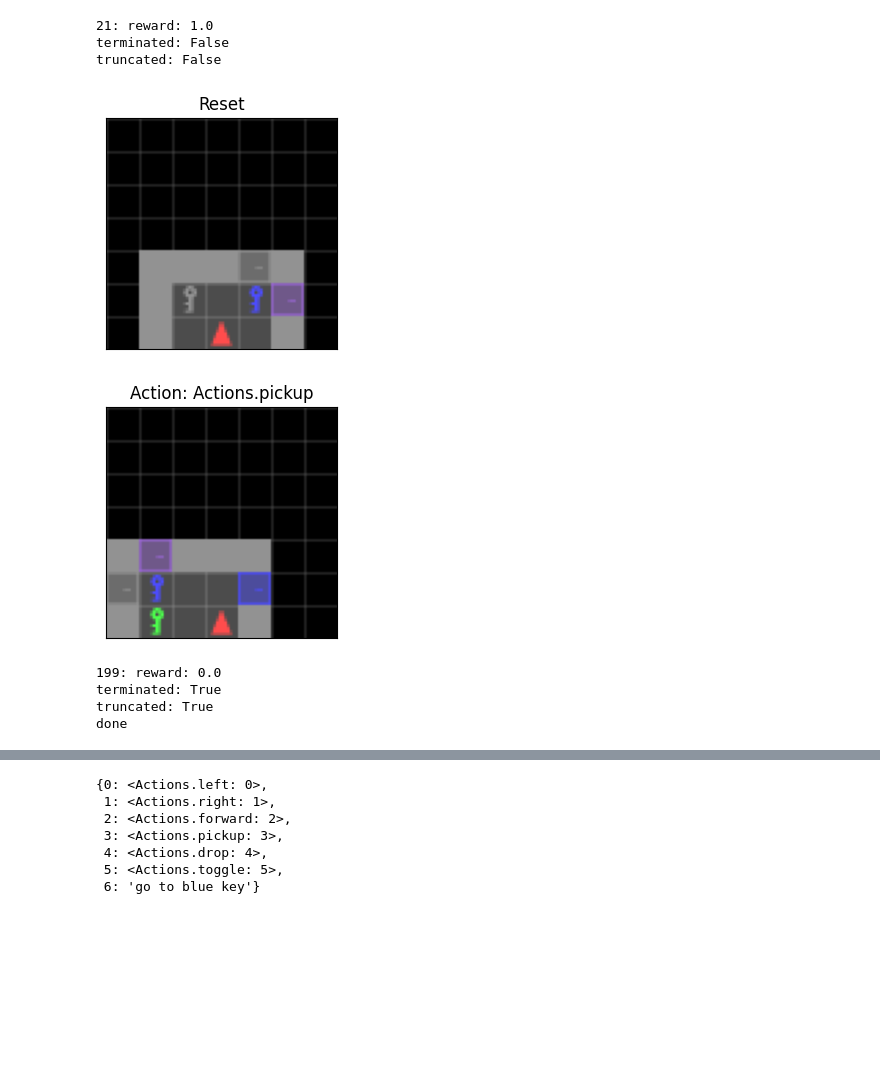
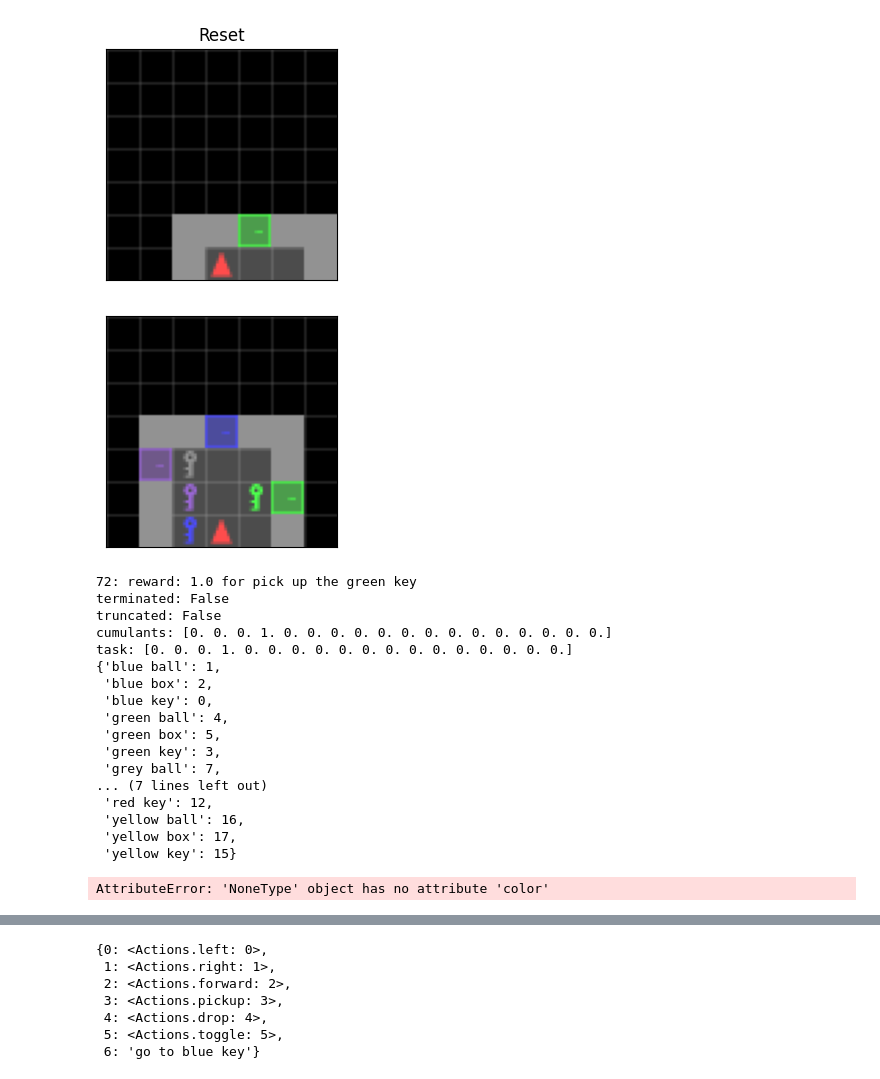
Before and after one commit to susannahsu/neurorl, a Jupyter notebook: envs/env-test.ipynb, the cells around one changed output, grey strips where cells are left out. Cells and saved outputs as stored; diff of their text form; code cells hidden in the pictures; blank space fills up the shorter version.

Commit message:
added environment to test color vs. object centric generalization

```diff
--- a/envs/env-test.ipynb
+++ b/envs/env-test.ipynb
@@ -69,45 +81,65 @@ prep_ax(ax)
 ax.imshow(obs['image'])  # Assuming image has shape (C, H, W)
 ax.set_title(f"Reset")
 
 
+nactions = env.action_space
 
 for t in range(1000):
     # actions = list(range(info['nactions']))
+    actions = list(range(env.action_space.n))
     # print(t, "="*10, f'{len(actions)} actions', "="*10)
     # possible_actions = info['actions']
     # pprint(possible_actions)
     # pprint(env.prior_visible_objects)
     action = random.choice(actions)
     # print(f"Action taken {action}:", info['actions'][action])
     obs, reward, done, truncated, info = env.step(action)
     if reward > 0 or done:
-        print(f"{t}: reward: {reward}")
-        print(f"terminated: {done}")
-        print(f"truncated: {truncated}")
-        if done: break
-
         # Extract the image from the observation
         image = obs['image']
 
         # Display the image with the action as the title
         fig, ax = plt.subplots(1,1, figsize=(3,3))
         prep_ax(ax)
         ax.imshow(image)  # Assuming image has shape (C, H, W)
-        ax.set_title(f"Action: {str(possible_actions[action])}")
+        # ax.set_title(f"Action: {str(possible_actions[action])}")
 
         plt.show()
         plt.pause(0.1)  # Pause for a moment to display the image
 
+        print(f"{t}: reward: {reward} for {env.instruction.surface(env)}")
+        print(f"terminated: {done}")
+        print(f"truncated: {truncated}")
+        print(f"cumulants: {obs['state_features']}")
+        print(f"task: {obs['task']}")
+        pprint(env.name_2_idx)
+        print(env.carrying.color, env.carrying.type)
+
+        if done:
+            print("BREAKING")
+            break
+
 print('done')
 # Close the plot window at the end
 plt.close()
 # %% [output]
-21: reward: 1.0
-terminated: False
-truncated: False
-[figure, old version]
+[figure, new version]
-[figure, old version]
+[figure, new version]
+72: reward: 1.0 for pick up the green key
+terminated: False
+truncated: False
+cumulants: [0. 0. 0. 1. 0. 0. 0. 0. 0. 0. 0. 0. 0. 0. 0. 0. 0. 0.]
+task: [0. 0. 0. 1. 0. 0. 0. 0. 0. 0. 0. 0. 0. 0. 0. 0. 0. 0.]
+{'blue ball': 1,
+ 'blue box': 2,
+ 'blue key': 0,
+ 'green ball': 4,
+ 'green box': 5,
+ 'green key': 3,
+ 'grey ball': 7,
+... (7 lines left out)
+ 'red key': 12,
+ 'yellow ball': 16,
+ 'yellow box': 17,
+ 'yellow key': 15}
-199: reward: 0.0
-terminated: True
-truncated: True
-done
+AttributeError: 'NoneType' object has no attribute 'color'
```
Also changed, not shown: parts of 4 cells of this notebook, 3 other files.
